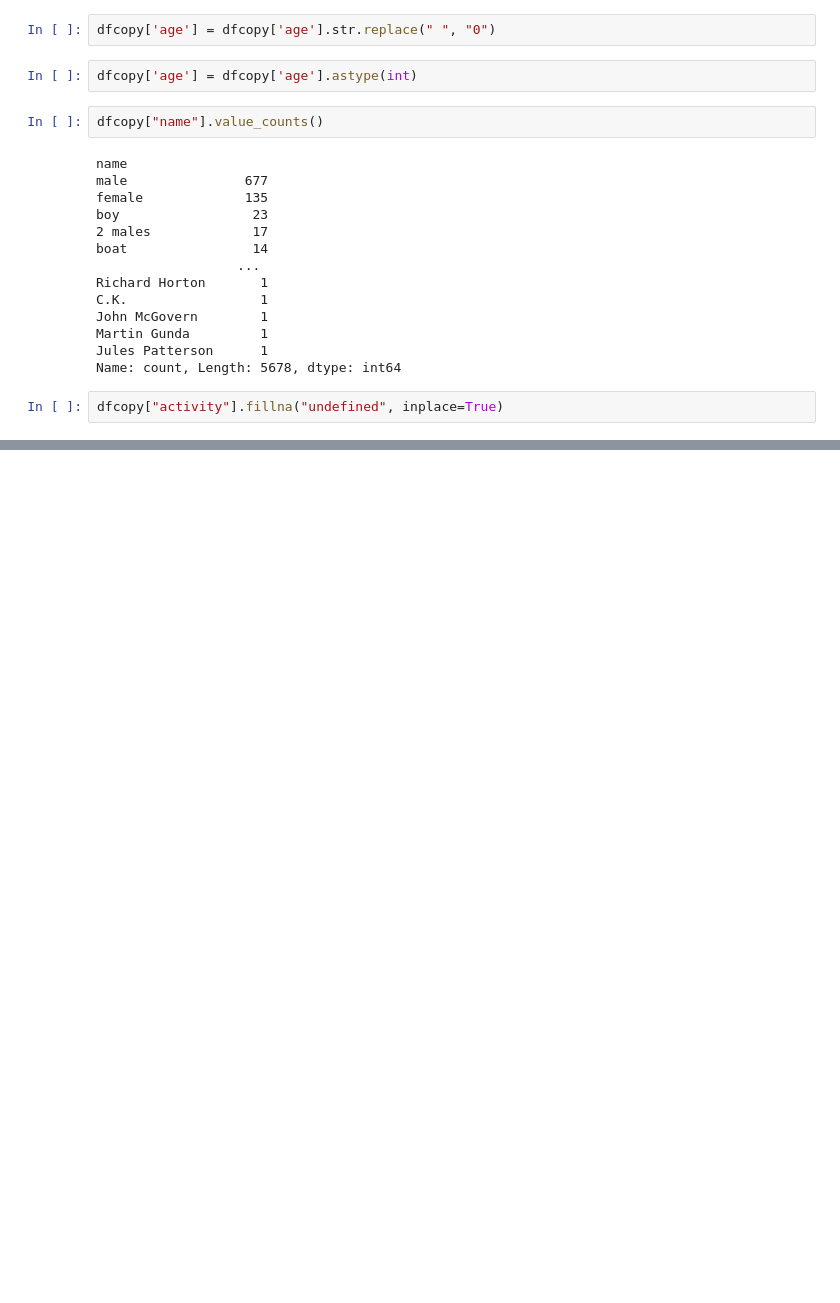
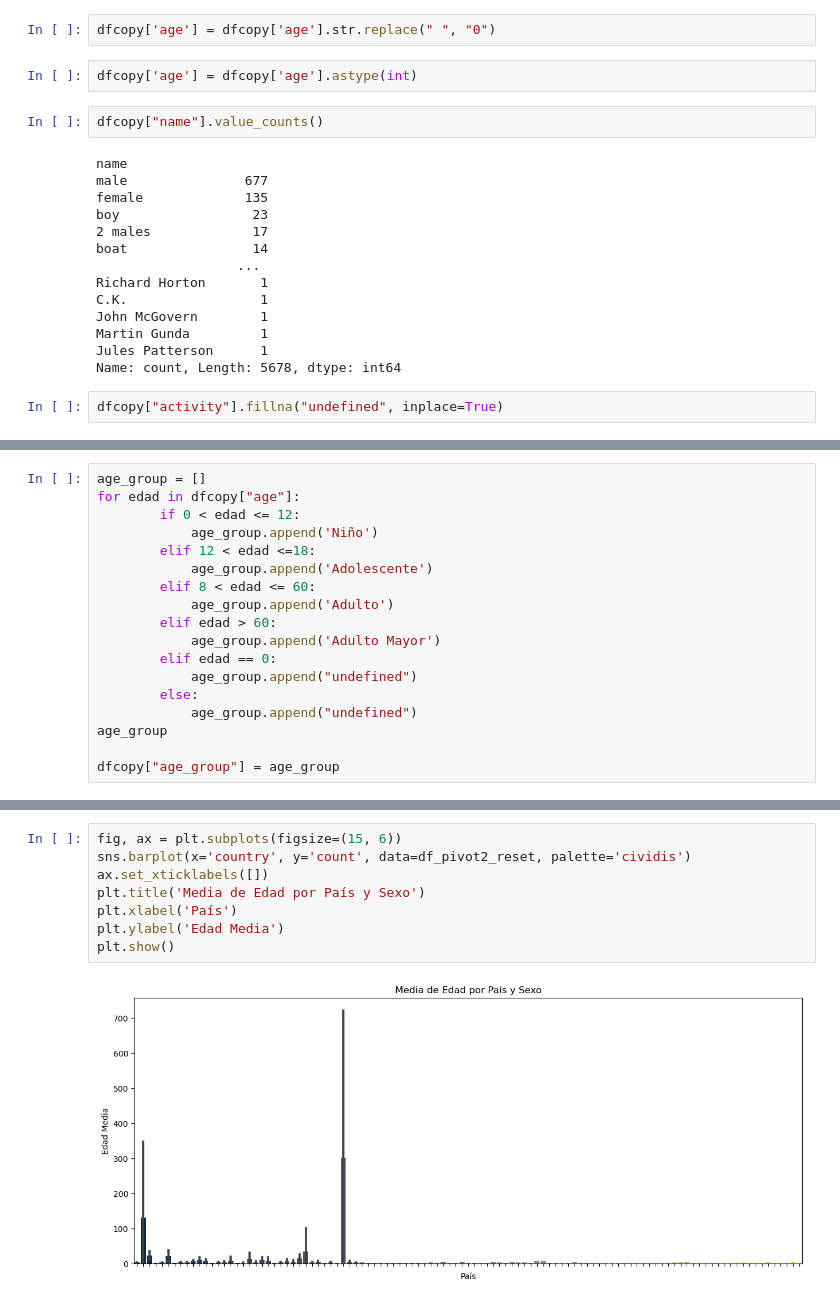
Before and after one commit to astonymartin/QUEST-2, a Jupyter notebook: QUEST 2.ipynb, the cells around one changed output, grey strips where cells are left out. Saved outputs shown, nothing was run; the diff lists cells and outputs as text; blank space fills up the shorter version.

```diff
--- a/QUEST 2.ipynb
+++ b/QUEST 2.ipynb
@@ -276,0 +185,18 @@ plt.show()
+# %%
+age_group = []
+for edad in dfcopy["age"]:
+        if 0 < edad <= 12:
+            age_group.append('Niño')
+        elif 12 < edad <=18:
+            age_group.append('Adolescente')
+        elif 8 < edad <= 60:
+            age_group.append('Adulto')
+        elif edad > 60:
+            age_group.append('Adulto Mayor')
+        elif edad == 0:
+            age_group.append("undefined")
+        else:
+            age_group.append("undefined")
+age_group
+
+dfcopy["age_group"] = age_group
@@ -276,0 +532,10 @@ plt.show()
+# %%
+fig, ax = plt.subplots(figsize=(15, 6))
+sns.barplot(x='country', y='count', data=df_pivot2_reset, palette='cividis')
+ax.set_xticklabels([])
+plt.title('Media de Edad por País y Sexo')
+plt.xlabel('País')
+plt.ylabel('Edad Media')
+plt.show()
+# %% [output]
+[figure, added]
```
Also changed, not shown: parts of 69 cells of this notebook, 1 other file.
